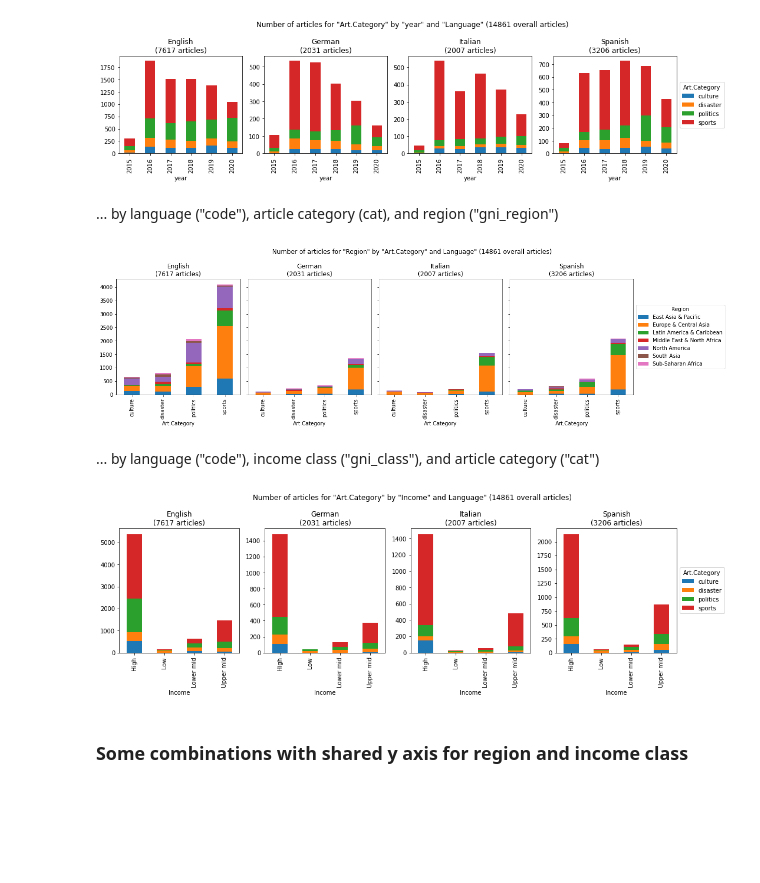
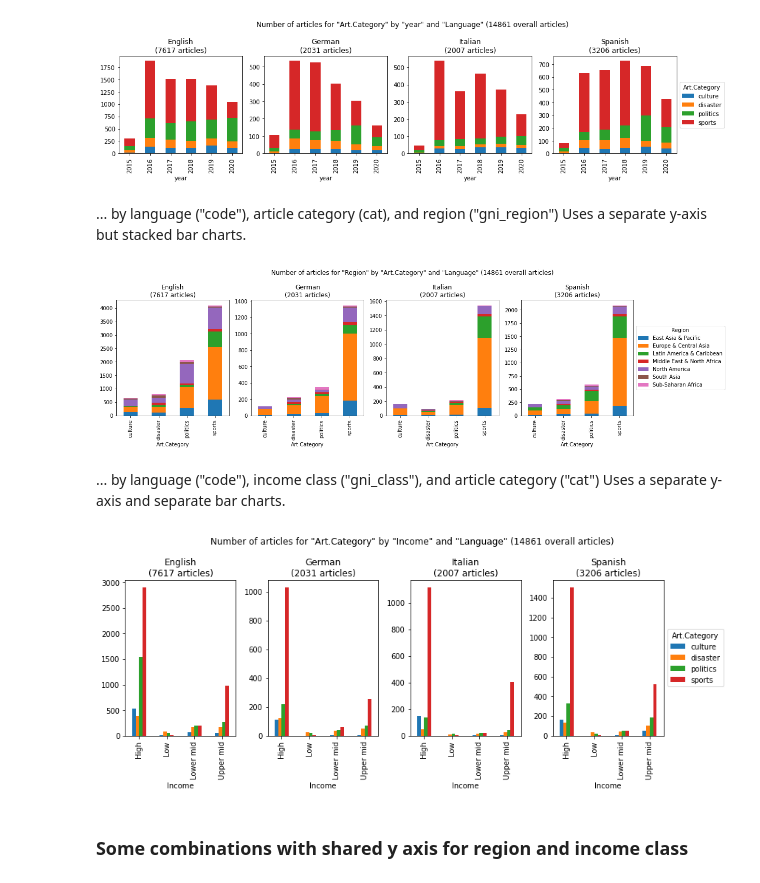
Before and after one commit to ruptho/wiki-event-bias, a Jupyter notebook: category_analysis.ipynb, the cells around one changed output. Saved outputs shown, nothing was run; the diff lists cells and outputs as text; code cells hidden in the pictures; blank space fills up the shorter version.

Commit message:
additional explanation of visualizations for categories

```diff
--- a/category_analysis.ipynb
+++ b/category_analysis.ipynb
@@ -53,16 +54,18 @@ plot_cat_by_cat_variable(df_filtered, col_plot='code', col_x='year', col_bar='ca
 [figure]
 # %% [markdown]
 ... by language ("code"), article category (cat), and region ("gni_region")
+Uses a separate y-axis but stacked bar charts.
 # %%
-plot_cat_by_cat_variable(df_filtered, 'code', 'cat', 'gni_region', stacked=True, sharey=True, figsize=(17,5))
+plot_cat_by_cat_variable(df_filtered, 'code', 'cat', 'gni_region', stacked=True, sharey=False, figsize=(17,5))
 # %% [output]
-[figure, old version]
+[figure, new version]
 # %% [markdown]
 ... by language ("code"), income class ("gni_class"), and article category ("cat")
+Uses a separate y-axis and separate bar charts.
 # %%
-plot_cat_by_cat_variable(df_filtered, 'code', 'gni_class', 'cat', stacked=True, sharey=False, figsize=(15,5))
+plot_cat_by_cat_variable(df_filtered, 'code', 'gni_class', 'cat', stacked=False, sharey=False, figsize=(12,5))
 # %% [output]
-[figure, old version]
+[figure, new version]
 # %% [markdown]
 ### Some combinations with shared y axis for region and income class
 # %%
```
Also changed, not shown: parts of 1 cell of this notebook.
